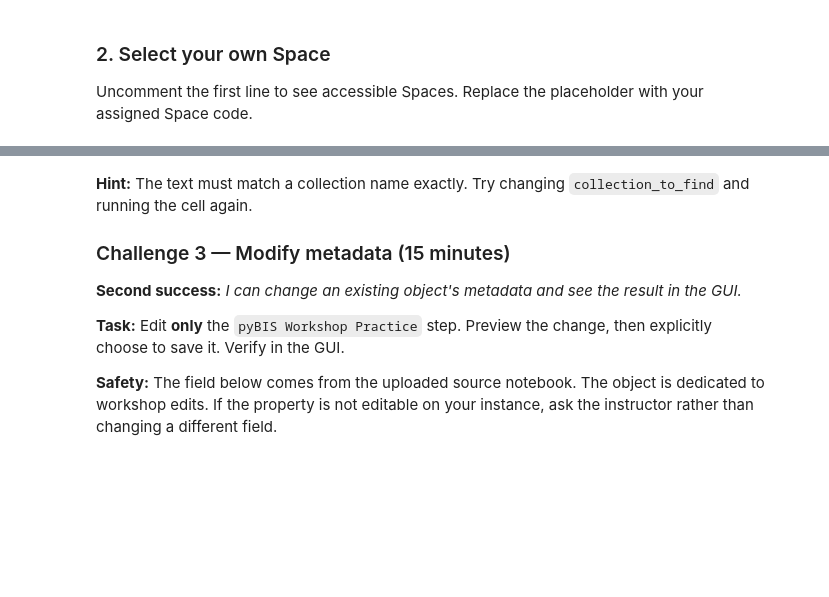
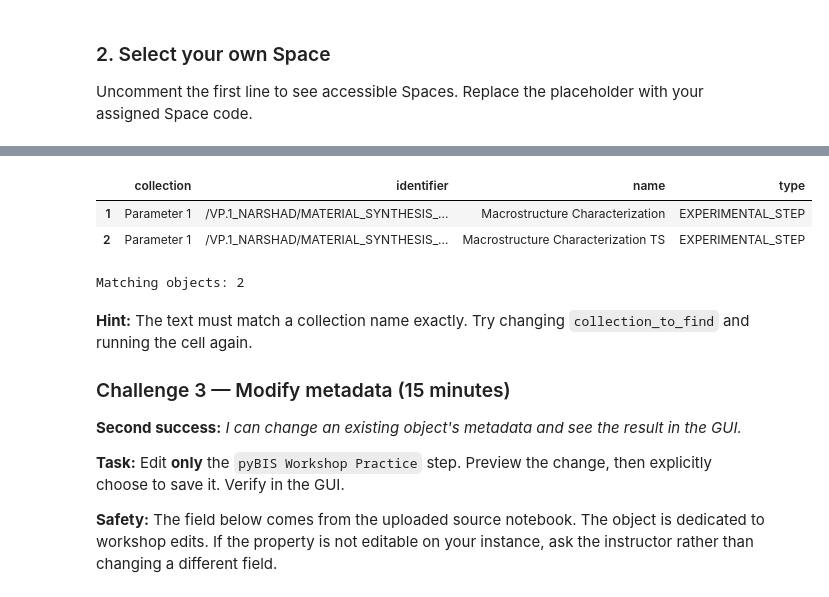
Before and after one commit to BAMresearch/openBIS-data-store-tutorials, a Jupyter notebook: docs/self-learning-path-pybis/workshop-pybis-level0/pybis_workshop_exercises.ipynb, the cells around one changed output, grey strips where cells are left out. Saved outputs shown, nothing was run; the diff lists cells and outputs as text; code cells hidden in the pictures; blank space fills up the shorter version.

```diff
--- a/docs/self-learning-path-pybis/workshop-pybis-level0/pybis_workshop_exercises.ipynb
+++ b/docs/self-learning-path-pybis/workshop-pybis-level0/pybis_workshop_exercises.ipynb
@@ -175,9 +264,14 @@ print("Total objects:", len(objects_table))
 # %%
 # YOUR TURN: try "Synthesis" and "Parameter 1"
-collection_to_find = "Synthesis"  # <-- change this
+collection_to_find = "Parameter 1"  # <-- change this
 filtered = objects_table[objects_table["collection"] == collection_to_find]
 display(filtered)
 print("Matching objects:", len(filtered))
+# %% [output]
+|  | collection | identifier | name | type |
+| 1 | Parameter 1 | /VP.1_NARSHAD/MATERIAL_SYNTHESIS_... | Macrostructure Characterization | EXPERIMENTAL_STEP |
+| 2 | Parameter 1 | /VP.1_NARSHAD/MATERIAL_SYNTHESIS_... | Macrostructure Characterization TS | EXPERIMENTAL_STEP |
+Matching objects: 2
 # %% [markdown]
 **Hint:** The text must match a collection name exactly. Try changing `collection_to_find` and running the cell again.
 
```
Also changed, not shown: parts of 24 cells of this notebook, 2 other files.
